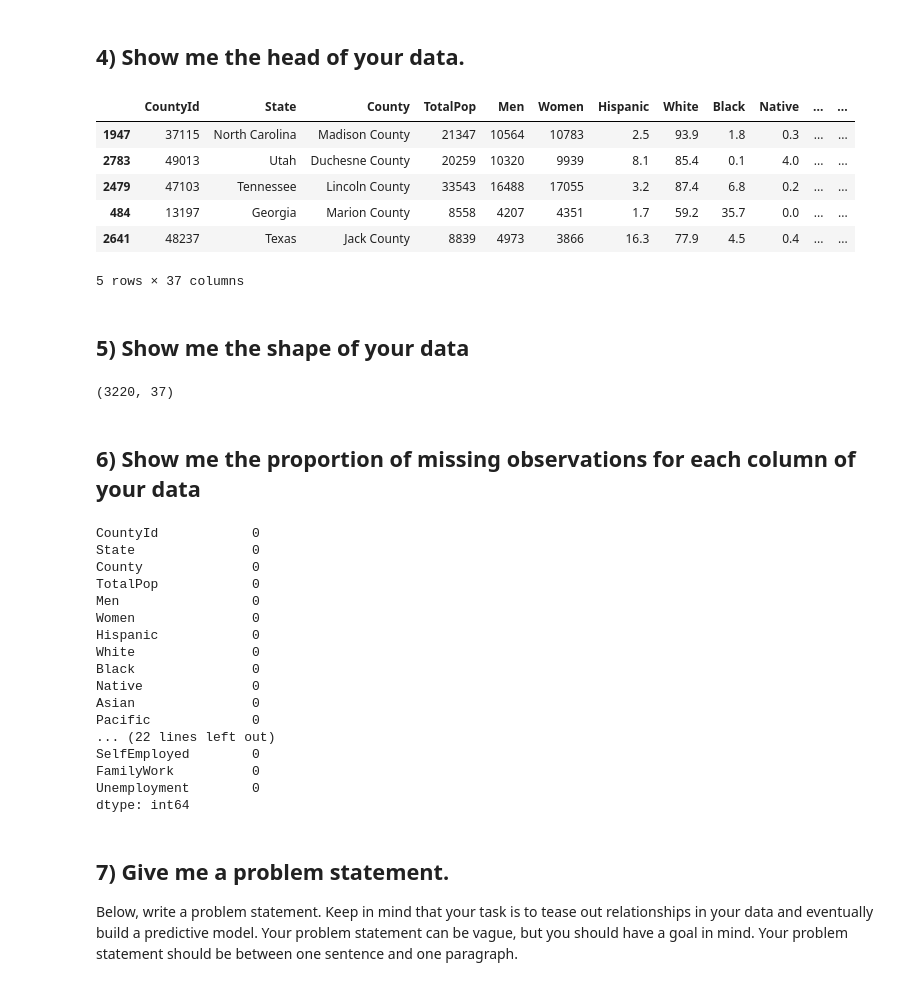
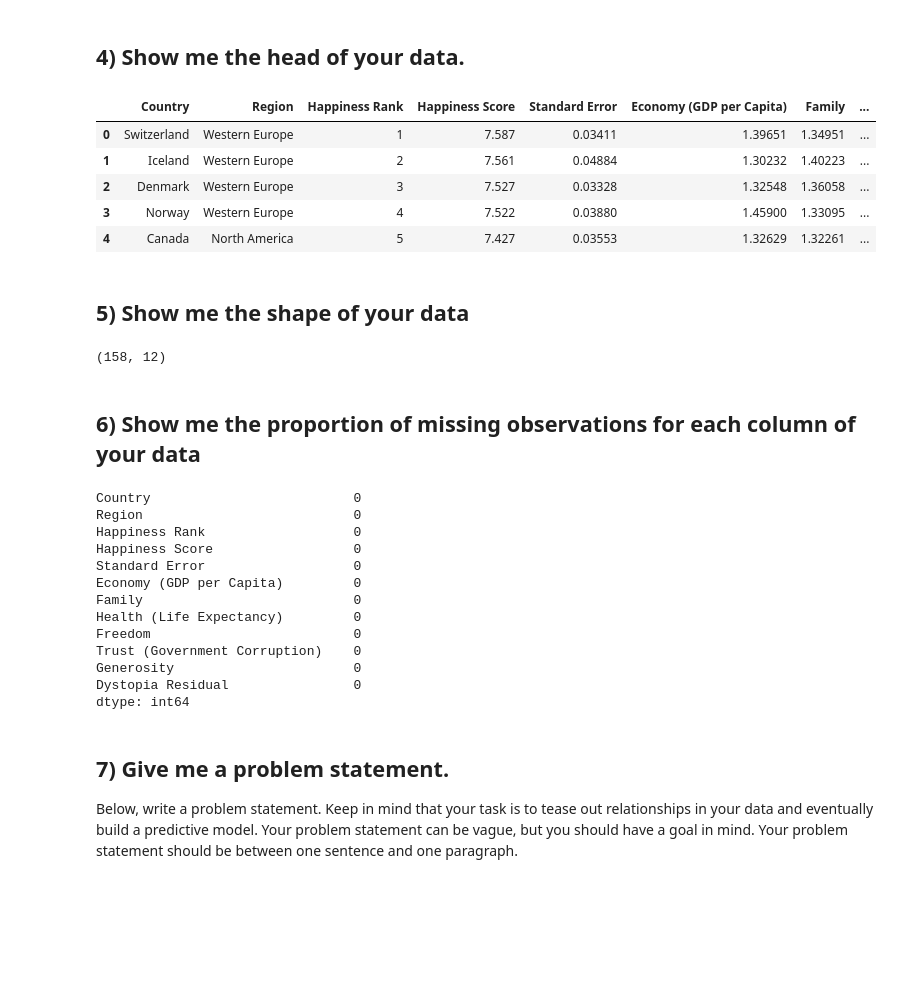
Before and after one commit to madymehlf/final-project, a Jupyter notebook: final-project.ipynb, the cells around one changed output. Drawn from its saved outputs; the diff is of its cells as text; code cells hidden in the pictures; blank space fills up the shorter version.

```diff
--- a/final-project.ipynb
+++ b/final-project.ipynb
@@ -32,55 +30,50 @@ census= "acs2017_county_data.csv"
+# %%
+happiness= "happiness2015.csv"
 # %%
 import pandas as pd
 import sklearn
 import numpy as np
 # %%
 #use pandas to read in the data files since its csv
-census_df= pd.read_csv(census, sep=',', header=0)
+happiness_df= pd.read_csv(happiness, sep=',', header=0)
 # %% [markdown]
 ## 4) Show me the head of your data.
 # %%
 #show the head for the happiness dataset
 
-#randomly mix up the data so it's not just Alabama in the head
-census_df2= census_df.sample(frac=1)
-census_df2.head()
+happiness_df.head()
 # %% [output]
-|  | CountyId | State | County | TotalPop | Men | Women | Hispanic | White | Black | Native | ... | ... |
-| 1947 | 37115 | North Carolina | Madison County | 21347 | 10564 | 10783 | 2.5 | 93.9 | 1.8 | 0.3 | ... | ... |
-| 2783 | 49013 | Utah | Duchesne County | 20259 | 10320 | 9939 | 8.1 | 85.4 | 0.1 | 4.0 | ... | ... |
-| 2479 | 47103 | Tennessee | Lincoln County | 33543 | 16488 | 17055 | 3.2 | 87.4 | 6.8 | 0.2 | ... | ... |
-| 484 | 13197 | Georgia | Marion County | 8558 | 4207 | 4351 | 1.7 | 59.2 | 35.7 | 0.0 | ... | ... |
-| 2641 | 48237 | Texas | Jack County | 8839 | 4973 | 3866 | 16.3 | 77.9 | 4.5 | 0.4 | ... | ... |
+|  | Country | Region | Happiness Rank | Happiness Score | Standard Error | Economy (GDP per Capita) | Family | ... |
+| 0 | Switzerland | Western Europe | 1 | 7.587 | 0.03411 | 1.39651 | 1.34951 | ... |
+| 1 | Iceland | Western Europe | 2 | 7.561 | 0.04884 | 1.30232 | 1.40223 | ... |
+| 2 | Denmark | Western Europe | 3 | 7.527 | 0.03328 | 1.32548 | 1.36058 | ... |
+| 3 | Norway | Western Europe | 4 | 7.522 | 0.03880 | 1.45900 | 1.33095 | ... |
+| 4 | Canada | North America | 5 | 7.427 | 0.03553 | 1.32629 | 1.32261 | ... |
-5 rows × 37 columns
 # %% [markdown]
 ## 5) Show me the shape of your data
 # %%
 #show the shpe of the dataset
-print(census_df.shape)
+print(happiness_df.shape)
 # %% [output]
-(3220, 37)
+(158, 12)
 # %% [markdown]
 ## 6) Show me the proportion of missing observations for each column of your data
 # %%
 #show the mssing observations in each column of the happiness dataset
-census_df.dropna().isnull().sum()
+happiness_df.dropna().isnull().sum()
 # %% [output]
-CountyId            0
-State               0
-County              0
-TotalPop            0
-Men                 0
-Women               0
-Hispanic            0
-White               0
-Black               0
-Native              0
-Asian               0
-Pacific             0
-... (22 lines left out)
-SelfEmployed        0
-FamilyWork          0
-Unemployment        0
+Country                          0
+Region                           0
+Happiness Rank                   0
+Happiness Score                  0
+Standard Error                   0
+Economy (GDP per Capita)         0
+Family                           0
+Health (Life Expectancy)         0
+Freedom                          0
+Trust (Government Corruption)    0
+Generosity                       0
+Dystopia Residual                0
 dtype: int64
 # %% [markdown]
 ## 7) Give me a problem statement.
```
Also changed, not shown: parts of 3 cells of this notebook.
